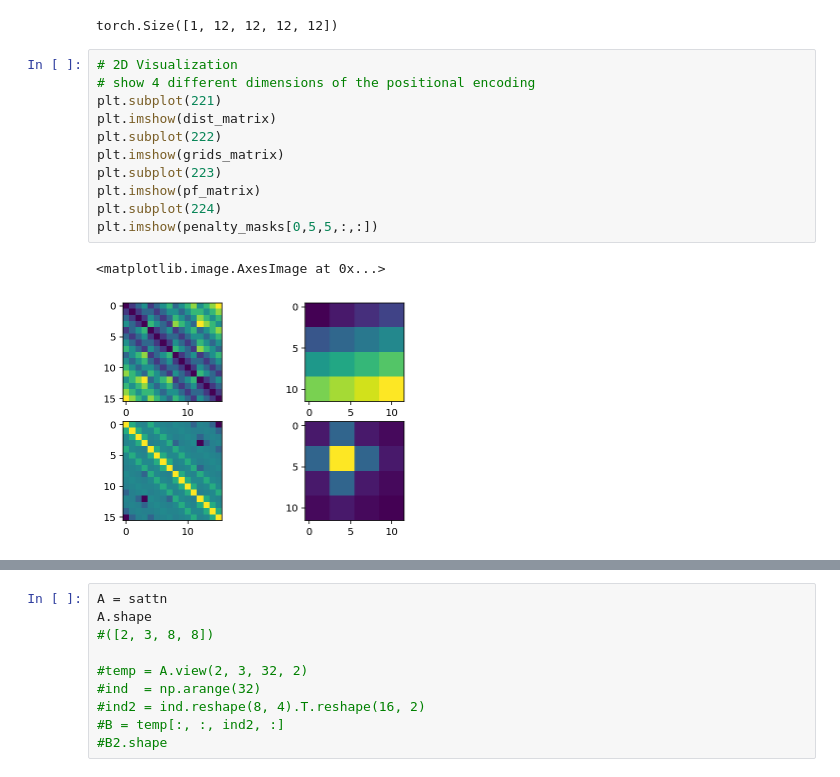
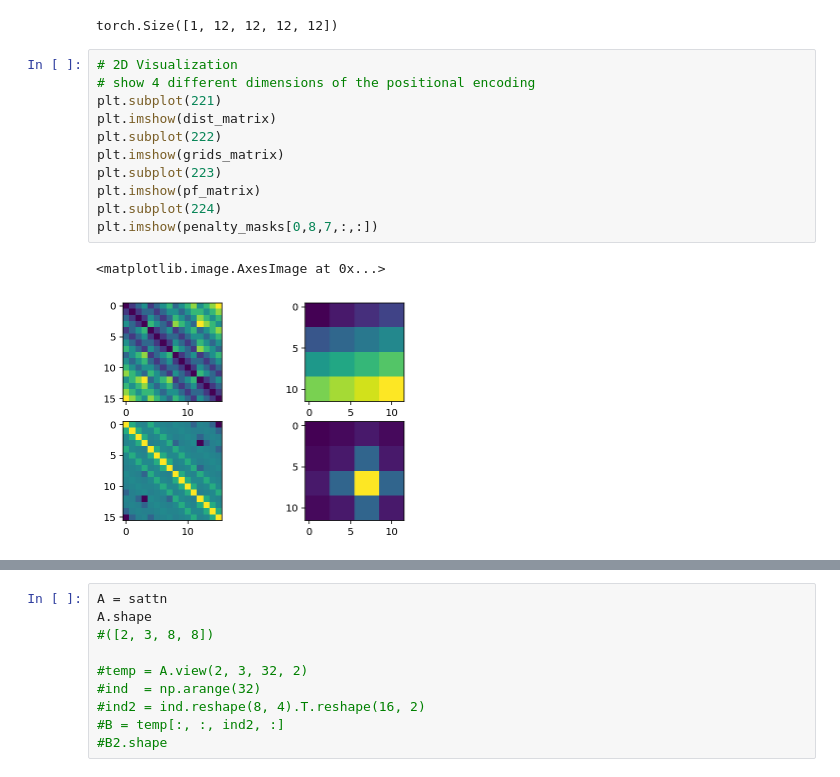
Before and after one commit to mormille/self-attention-regularization, a Jupyter notebook: Testing.ipynb, the cells around one changed output, grey strips where cells are left out. Cells and saved outputs as stored; diff of their text form.

```diff
--- a/Testing.ipynb
+++ b/Testing.ipynb
@@ -74,17 +115,17 @@ torch.Size([1, 12, 12, 12, 12])
 # %%
 # 2D Visualization
 # show 4 different dimensions of the positional encoding
 plt.subplot(221)
 plt.imshow(dist_matrix)
 plt.subplot(222)
 plt.imshow(grids_matrix)
 plt.subplot(223)
 plt.imshow(pf_matrix)
 plt.subplot(224)
-plt.imshow(penalty_masks[0,5,5,:,:])
+plt.imshow(penalty_masks[0,8,7,:,:])
 # %% [output]
 <matplotlib.image.AxesImage at 0x...>
-[figure, old version]
+[figure, new version]
 # %%
 # 2D Visualization
 # show 4 different dimensions of the positional encoding
```
Also changed, not shown: parts of 21 cells of this notebook, 8 other files.
